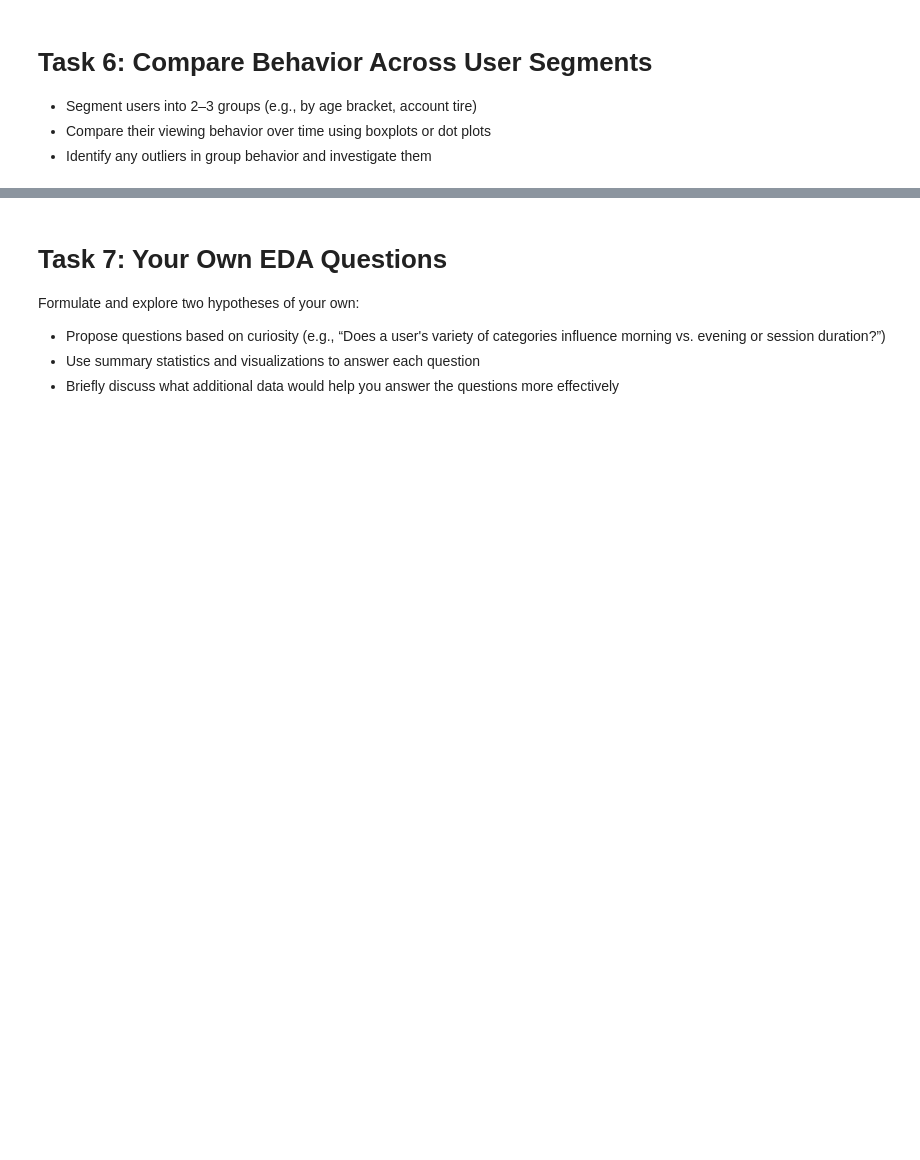
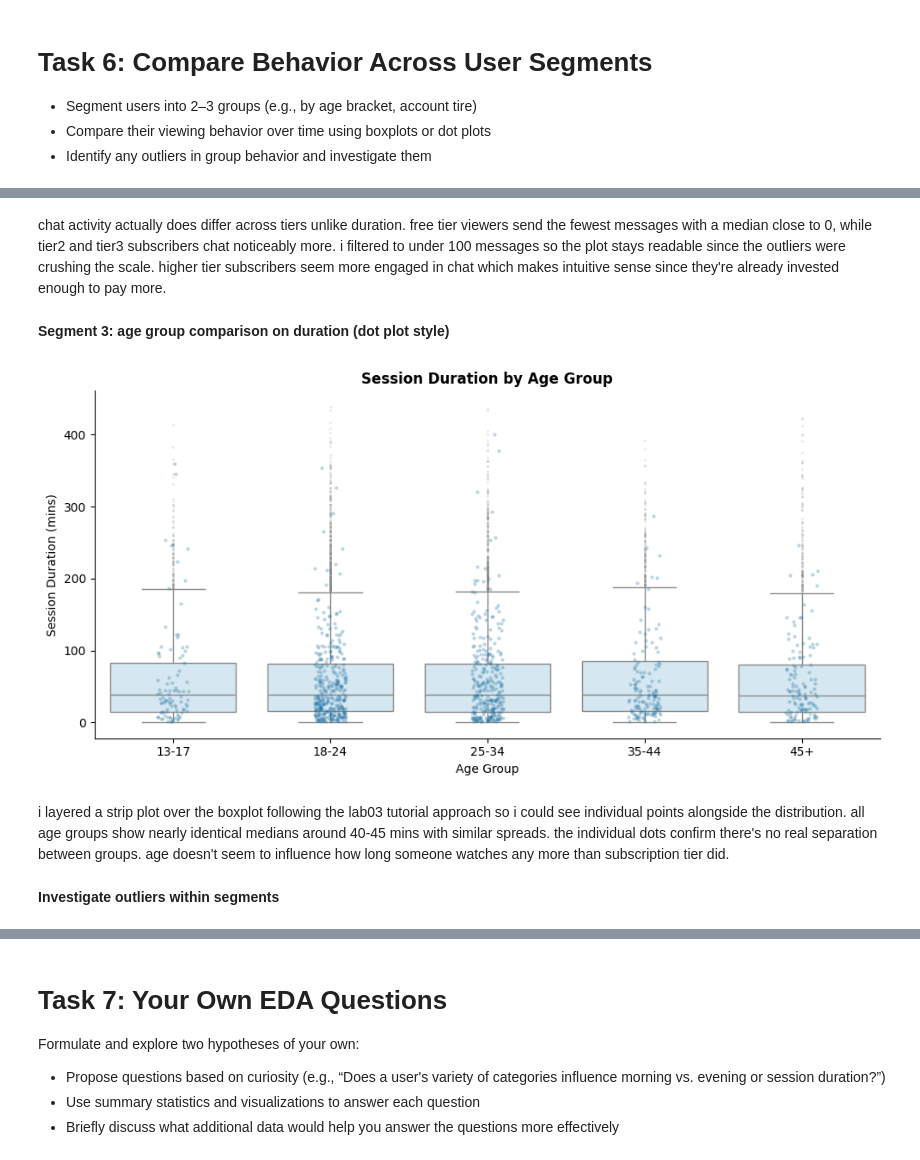
Before and after one commit to MSagri05/Assignment1-Exploratory-Data-Analysis, a Jupyter notebook: IAT461_Assignment01_Scaffold.ipynb, the cells around one changed output, grey strips where cells are left out. Cells and saved outputs as stored; diff of their text form; code cells hidden in the pictures; blank space fills up the shorter version.

```diff
--- a/IAT461_Assignment01_Scaffold.ipynb
+++ b/IAT461_Assignment01_Scaffold.ipynb
@@ -1266,0 +1344,44 @@ in task 5 i computed pairwise correlations between session behavior and viewer f
+# %% [markdown]
+chat activity actually does differ across tiers unlike duration. free tier viewers send the fewest messages with a median close to 0, while tier2 and tier3 subscribers chat noticeably more. i filtered to under 100 messages so the plot stays readable since the outliers were crushing the scale. higher tier subscribers seem more engaged in chat which makes intuitive sense since they're already invested enough to pay more.
+# %% [markdown]
+**Segment 3: age group comparison on duration (dot plot style)**
+# %%
+# now switching segments to age group — comparing average duration + spread
+# using a strip plot layered over boxplot so i can see individual points too
+fig, ax = plt.subplots(figsize=(10, 5))
+
+age_order = ["13-17", "18-24", "25-34", "35-44", "45+"]
+
+sns.boxplot(
+    data=seg_df,
+    x="age_group",
+    y="duration_mins",
+    order=age_order,
+    color="#d0e8f5",
+    flierprops=dict(marker='o', markersize=1, alpha=0.2),
+    ax=ax
+)
+
+sns.stripplot(
+    data=seg_df.sample(1000, random_state=42),
+    x="age_group",
+    y="duration_mins",
+    order=age_order,
+    color="#2274A5",
+    alpha=0.3,
+    size=3,
+    ax=ax
+)
+
+ax.set_title("Session Duration by Age Group", fontweight="bold")
+ax.set_xlabel("Age Group")
+ax.set_ylabel("Session Duration (mins)")
+sns.despine()
+plt.tight_layout()
+plt.show()
+# %% [output]
+[figure, added]
+# %% [markdown]
+i layered a strip plot over the boxplot following the lab03 tutorial approach so i could see individual points alongside the distribution. all age groups show nearly identical medians around 40-45 mins with similar spreads. the individual dots confirm there's no real separation between groups. age doesn't seem to influence how long someone watches any more than subscription tier did.
+# %% [markdown]
+**Investigate outliers within segments**
```
Also changed, not shown: parts of 30 cells of this notebook.
